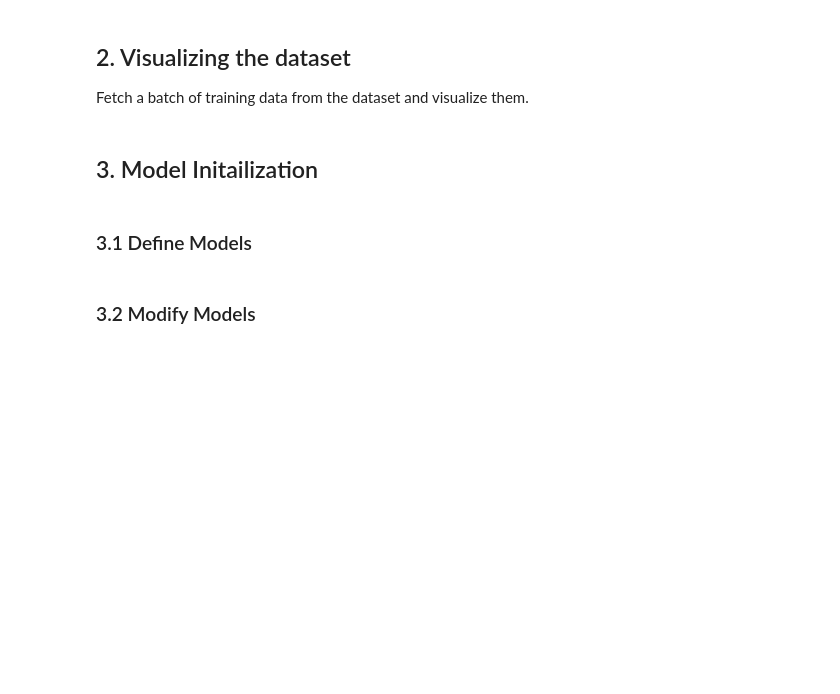
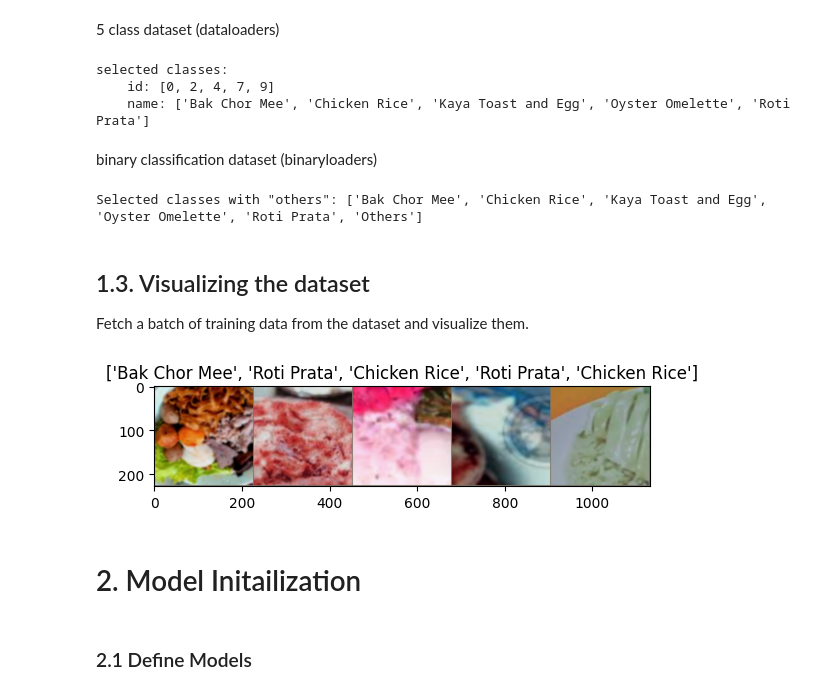
Before and after one commit to AlvisWSY/IE4414_F34_Grp7, a Jupyter notebook: practice.ipynb, the cells around one changed output. Drawn from its saved outputs; the diff is of its cells as text; code cells hidden in the pictures; blank space fills up the shorter version.

```diff
--- a/practice.ipynb
+++ b/practice.ipynb
@@ -117,3 +163,9 @@ data_transforms = {
         transforms.Normalize([0.485, 0.456, 0.406], [0.229, 0.224, 0.225]) # ImageNet prior
     ]),
 }
+# %%
+data_dir = './sg_food' # You should change this to the directory where you store the dataset.
+subfolder = {'train': 'train', 'val': 'val', 'test': 'test'}
+selected_classes = [0, 2, 4, 7, 9]
+n_classes = len(selected_classes)
+batch_size = 64
@@ -120,11 +174,7 @@ data_transforms = {
+# %% [markdown]
+5 class dataset (dataloaders)
 # %%
-
-data_dir = './sg_food'
-subfolder = {'train': 'train', 'val': 'val'}
-
 # Define the dataset
-selected_classes = [0, 2, 4, 7, 9]
-n_classes = len(selected_classes)
 image_datasets = {x: sg_food_dataset(root=os.path.join(data_dir, subfolder[x]),
                                      class_id=selected_classes,
                                      transform=data_transforms[x])
@@ -133,42 +183,64 @@ class_names = image_datasets['train'].classes
 print('selected classes:\n    id: {}\n    name: {}'.format(selected_classes, class_names))
 
 # Define the dataloader
-batch_size = 64
 dataloaders = {x: torch.utils.data.DataLoader(image_datasets[x], batch_size=batch_size,
-                                             shuffle=True, num_workers=0)
+                                             shuffle=True if x == 'train' else False, num_workers=0)
               for x in ['train', 'val', 'test']}
-
-dataset_sizes = {x: len(image_datasets[x]) for x in ['train', 'val']}
-
-device = torch.device("cuda:0" if torch.cuda.is_available() else "cpu")
+# %% [output]
+selected classes:
+    id: [0, 2, 4, 7, 9]
+    name: ['Bak Chor Mee', 'Chicken Rice', 'Kaya Toast and Egg', 'Oyster Omelette', 'Roti Prata']
+# %% [markdown]
+binary classification dataset (binaryloaders)
+# %%
+# Define the dataset with the others category included
+binary_image_datasets = {
+    x: binary_dataset(
+        root=os.path.join(data_dir, subfolder[x]),
+        class_id=selected_classes,
+        transform=data_transforms[x],
+        include_others=True  # 只在训练集中包括 'others' 类别
+    ) for x in ['train', 'val', 'test']
+}
+class_names = binary_image_datasets['train'].classes
+print('Selected classes with "others":', class_names)
+
+binaryloaders = {
+    x: torch.utils.data.DataLoader(binary_image_datasets[x], batch_size=64, shuffle=True if x == 'train' else False, num_workers=0)
+    for x in ['train', 'val', 'test']
+}
+# %% [output]
+Selected classes with "others": ['Bak Chor Mee', 'Chicken Rice', 'Kaya Toast and Egg', 'Oyster Omelette', 'Roti Prata', 'Others']
 # %% [markdown]
-## 2. Visualizing the dataset
+## 1.3. Visualizing the dataset
 Fetch a batch of training data from the dataset and visualize them.
 # %%
 def imshow(inp, title=None):
     """Imshow for Tensor."""
     inp = inp.numpy().transpose((1, 2, 0))
     mean = np.array([0.485, 0.456, 0.406])
     std = np.array([0.229, 0.224, 0.225])
     inp = std * inp + mean
     inp = np.clip(inp, 0, 1)
     plt.imshow(inp)
     if title is not None:
         plt.title(title)
     plt.pause(0.001)  # pause a bit so that plots are updated
 
 
 # Get a batch of training data
 inputs, classes = next(iter(dataloaders['train']))
 
 # Make a grid from batch
-out = torchvision.utils.make_grid(inputs[:4])
+out = torchvision.utils.make_grid(inputs[:5])
 
-imshow(out, title=[class_names[x] for x in classes[:4]])
+imshow(out, title=[class_names[x] for x in classes[:5]])
+# %% [output]
+[figure, added]
 # %% [markdown]
-## 3. Model Initailization
+# 2. Model Initailization
 # %% [markdown]
-### 3.1 Define Models
+### 2.1 Define Models
 # %%
 # Load the pre-trained VGG16 model
 vgg16 = models.vgg16(pretrained=True)
@@ -184,5 +256,3 @@ resnet50 = models.resnet50(pretrained=True)
 
 # Load the pre-trained Inception v3 model
 inception_v3 = models.inception_v3(pretrained=True)
-# %% [markdown]
-### 3.2 Modify Models
```
Also changed, not shown: parts of 155 cells of this notebook, 4 other files.
